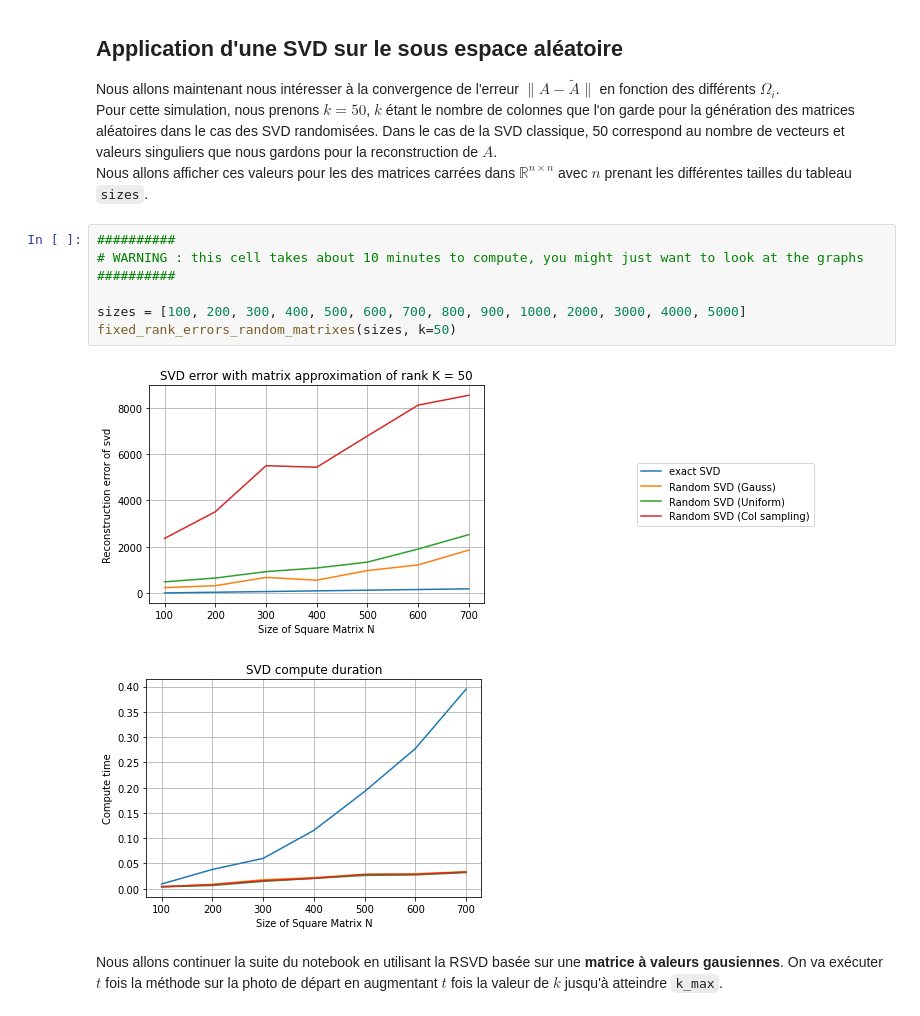
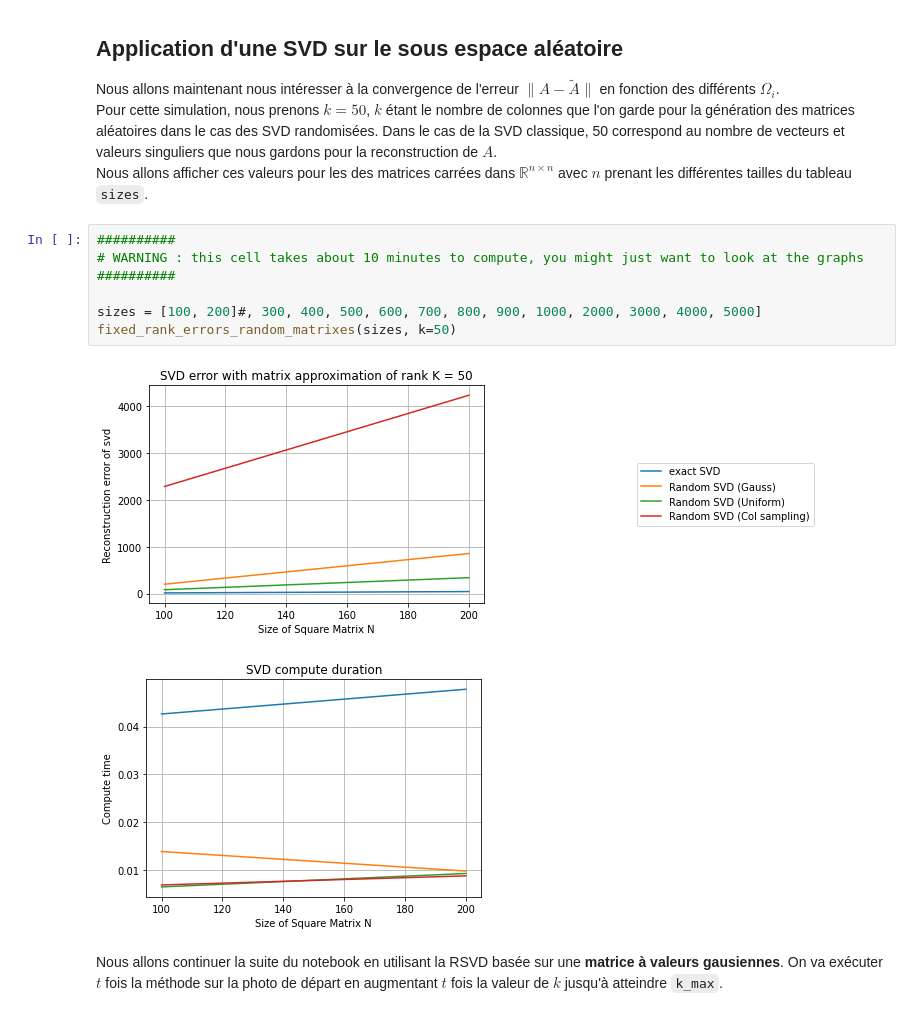
Before and after one commit to Aympab/randomized-svd, a Jupyter notebook: main.ipynb, the cells around one changed output. Cells and saved outputs as stored; diff of their text form.

```diff
--- a/main.ipynb
+++ b/main.ipynb
@@ -171,13 +182,13 @@ Nous allons afficher ces valeurs pour les des matrices carrées dans $\mathbb{R}
 # %%
 ##########
 # WARNING : this cell takes about 10 minutes to compute, you might just want to look at the graphs
 ##########
 
-sizes = [100, 200, 300, 400, 500, 600, 700, 800, 900, 1000, 2000, 3000, 4000, 5000]
+sizes = [100, 200]#, 300, 400, 500, 600, 700, 800, 900, 1000, 2000, 3000, 4000, 5000]
 fixed_rank_errors_random_matrixes(sizes, k=50)
 # %% [output]
-[figure, old version]
+[figure, new version]
-[figure, old version]
+[figure, new version]
 # %% [markdown]
 Nous allons continuer la suite du notebook en utilisant la RSVD basée sur une **matrice à valeurs gausiennes**.
 On va exécuter $t$ fois la méthode sur la photo de départ en augmentant $t$ fois la valeur de $k$ jusqu'à atteindre `k_max`.
```
Also changed, not shown: parts of 12 cells of this notebook, 9 other files.
